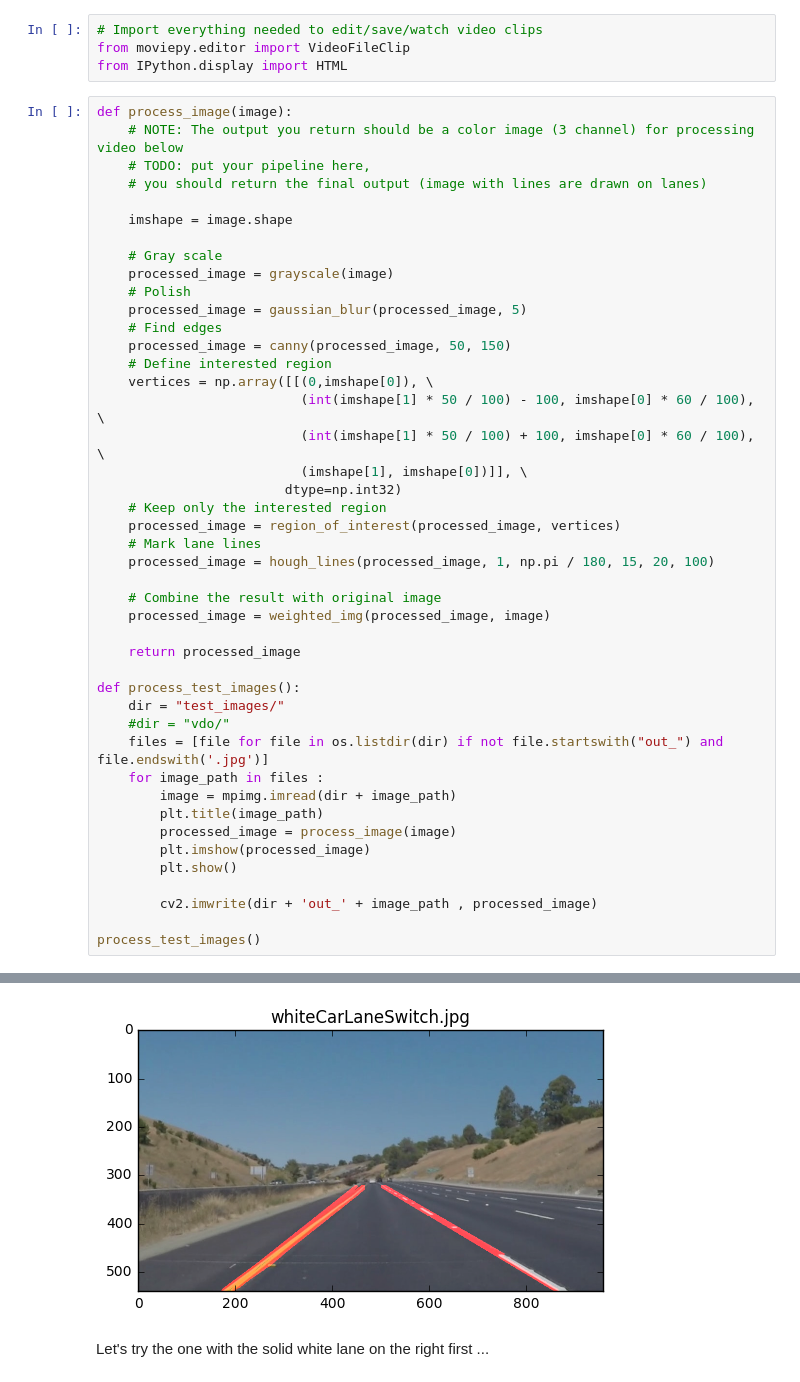
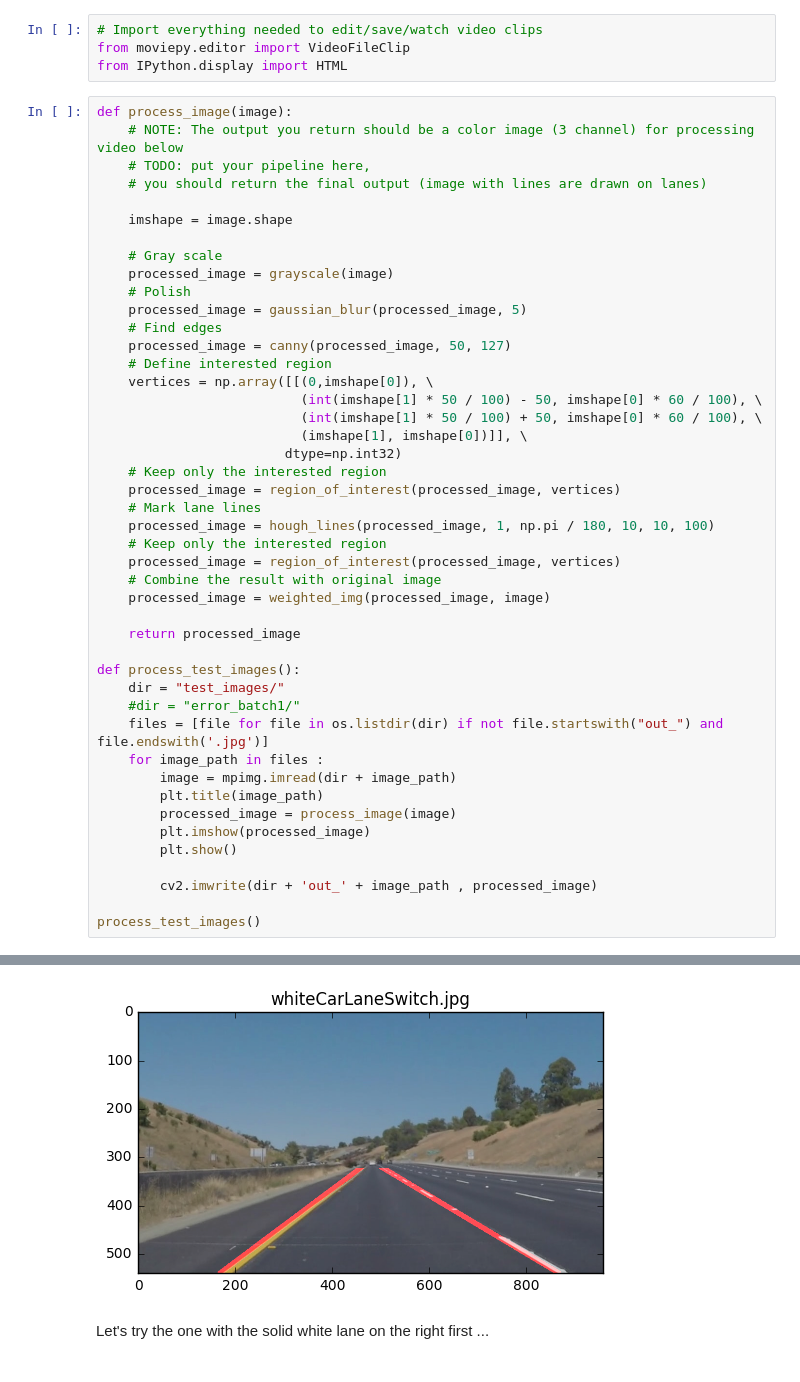
Before and after one commit to shawpan/CarND-LaneLines-P1, a Jupyter notebook: P1.ipynb, the cells around one changed output, grey strips where cells are left out. Saved outputs shown, nothing was run; the diff lists cells and outputs as text.

Commit message:
Updated draw lines

```diff
--- a/P1.ipynb
+++ b/P1.ipynb
@@ -265,18 +246,19 @@ def process_image(image):
     # Polish
     processed_image = gaussian_blur(processed_image, 5)
     # Find edges
-    processed_image = canny(processed_image, 50, 150)
+    processed_image = canny(processed_image, 50, 127)
     # Define interested region
     vertices = np.array([[(0,imshape[0]), \
-                          (int(imshape[1] * 50 / 100) - 100, imshape[0] * 60 / 100), \
-                          (int(imshape[1] * 50 / 100) + 100, imshape[0] * 60 / 100), \
+                          (int(imshape[1] * 50 / 100) - 50, imshape[0] * 60 / 100), \
+                          (int(imshape[1] * 50 / 100) + 50, imshape[0] * 60 / 100), \
                           (imshape[1], imshape[0])]], \
                         dtype=np.int32)
     # Keep only the interested region
     processed_image = region_of_interest(processed_image, vertices)
     # Mark lane lines
-    processed_image = hough_lines(processed_image, 1, np.pi / 180, 15, 20, 100)
-
+    processed_image = hough_lines(processed_image, 1, np.pi / 180, 10, 10, 100)
+    # Keep only the interested region
+    processed_image = region_of_interest(processed_image, vertices)
     # Combine the result with original image
     processed_image = weighted_img(processed_image, image)
 
@@ -284,7 +266,7 @@ def process_image(image):
 
 def process_test_images():
     dir = "test_images/"
-    #dir = "vdo/"
+    #dir = "error_batch1/"
     files = [file for file in os.listdir(dir) if not file.startswith("out_") and file.endswith('.jpg')]
     for image_path in files :
         image = mpimg.imread(dir + image_path)
@@ -303,6 +285,6 @@ process_test_images()
 [figure]
 [figure]
-[figure, old version]
+[figure, new version]
 # %% [markdown]
 Let's try the one with the solid white lane on the right first ...
 # %%
```
Also changed, not shown: parts of 5 cells of this notebook, 8 other files.
